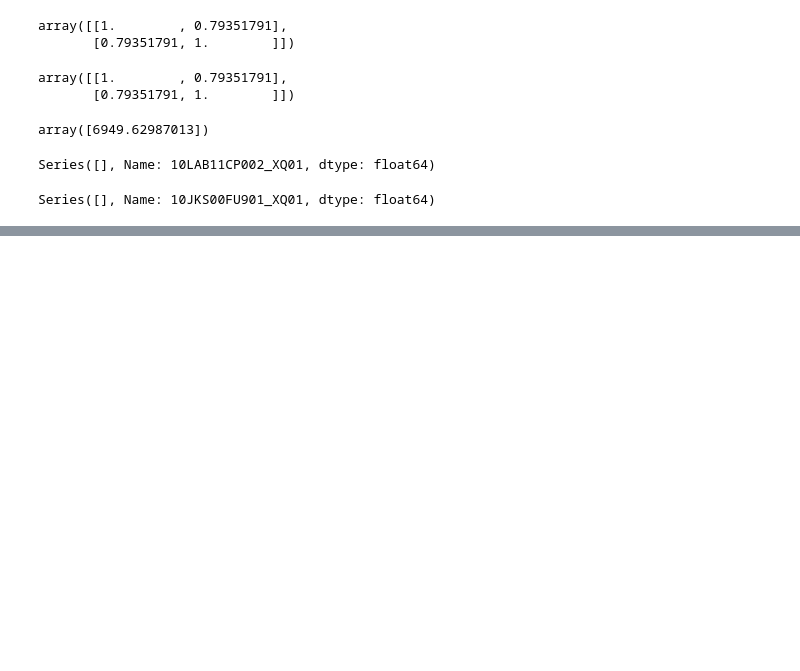
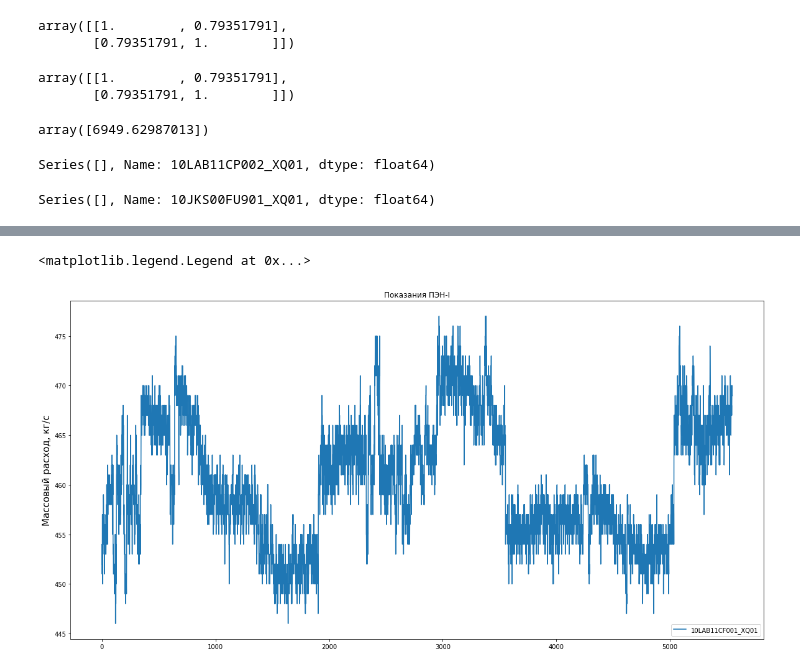
Before and after one commit to edodo1337/diplom, a Jupyter notebook: Диплом.ipynb, the cells around one changed output, grey strips where cells are left out. Drawn from its saved outputs; the diff is of its cells as text; code cells hidden in the pictures; blank space fills up the shorter version.

```diff
--- a/Диплом.ipynb
+++ b/Диплом.ipynb
@@ -245,0 +273,11 @@ np.corrcoef(df1.to_numpy()[:], pump1_eff.to_numpy()[:])
+# %%
+pump_mass_1_filtred.plot(title="Показания ПЭН-I")
+plt.ylabel("Массовый расход, кг/c", fontsize=15)
+
+rolled = pump_mass_1_filtred.rolling(50).mean()
+plt.legend(loc='lower right')
+
+# rolled.plot(linewidth=3)
+# %% [output]
+<matplotlib.legend.Legend at 0x...>
+[figure, added]
```
Also changed, not shown: parts of 5 cells of this notebook.
